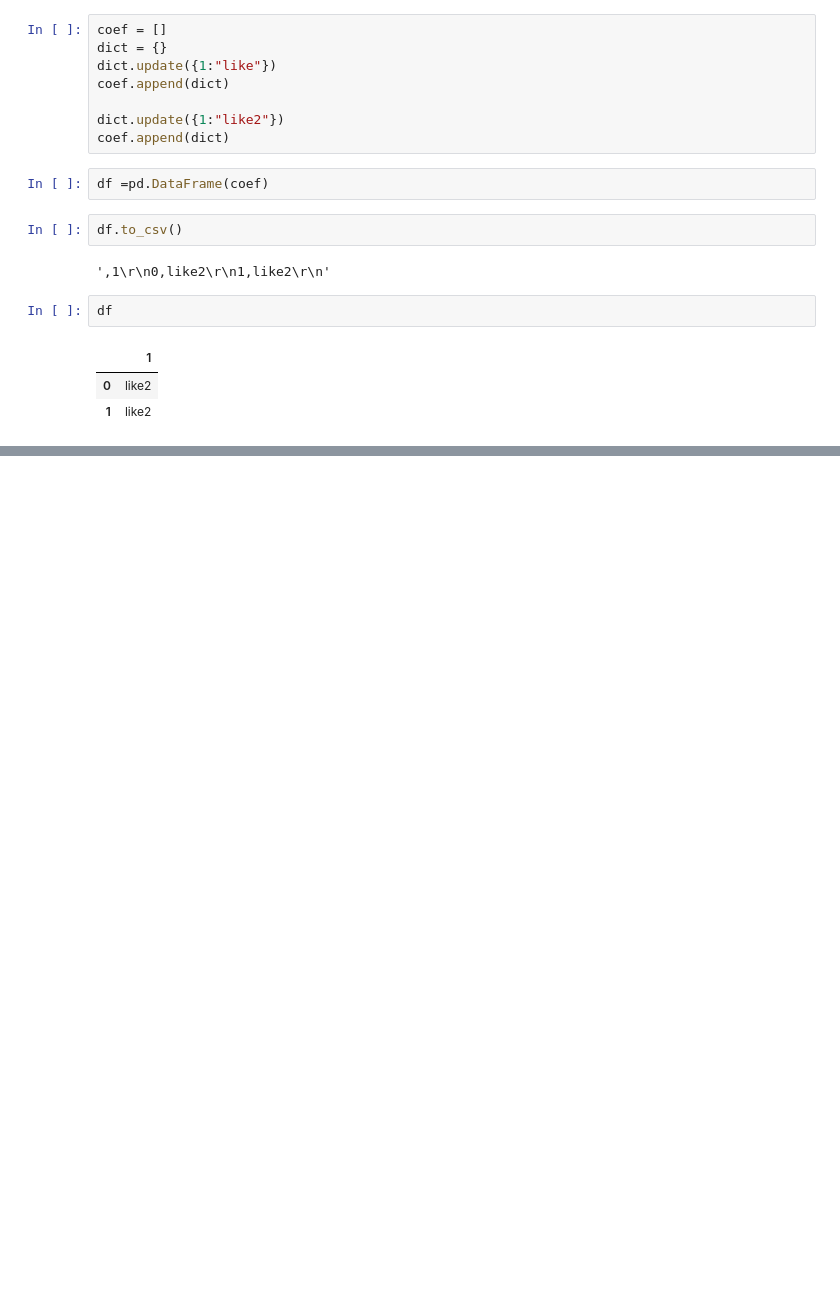
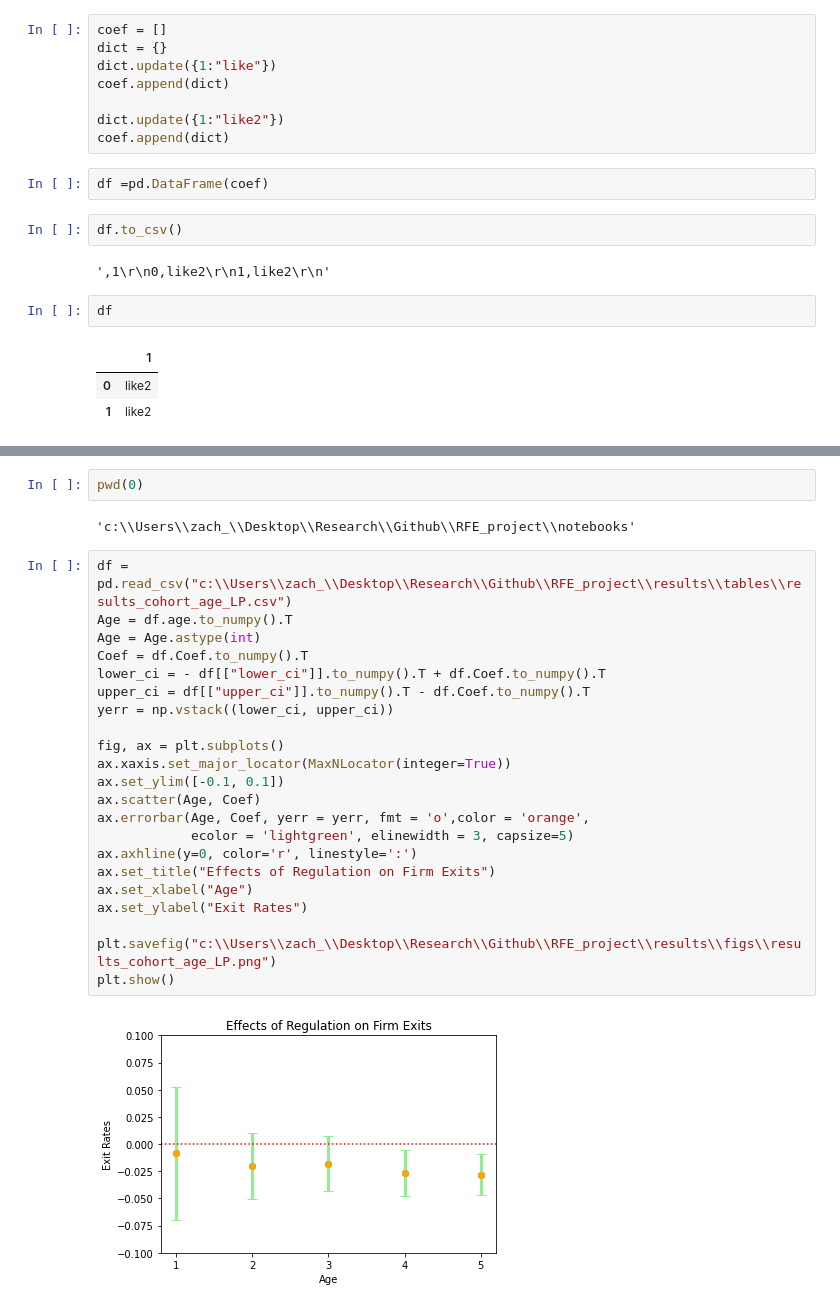
Before and after one commit to dczhaozach/RFE_project, a Jupyter notebook: notebooks/test.ipynb, the cells around one changed output, grey strips where cells are left out. Cells and saved outputs as stored; diff of their text form; blank space fills up the shorter version.

Commit message:
created notebook for figs

```diff
--- a/notebooks/test.ipynb
+++ b/notebooks/test.ipynb
@@ -173,0 +181,28 @@ df
+# %%
+pwd(0)
+# %% [output]
+'c:\\Users\\zach_\\Desktop\\Research\\Github\\RFE_project\\notebooks'
+# %%
+df = pd.read_csv("c:\\Users\\zach_\\Desktop\\Research\\Github\\RFE_project\\results\\tables\\results_cohort_age_LP.csv")
+Age = df.age.to_numpy().T
+Age = Age.astype(int)
+Coef = df.Coef.to_numpy().T
+lower_ci = - df[["lower_ci"]].to_numpy().T + df.Coef.to_numpy().T
+upper_ci = df[["upper_ci"]].to_numpy().T - df.Coef.to_numpy().T
+yerr = np.vstack((lower_ci, upper_ci))
+
+fig, ax = plt.subplots()
+ax.xaxis.set_major_locator(MaxNLocator(integer=True))
+ax.set_ylim([-0.1, 0.1])
+ax.scatter(Age, Coef)
+ax.errorbar(Age, Coef, yerr = yerr, fmt = 'o',color = 'orange',
+            ecolor = 'lightgreen', elinewidth = 3, capsize=5)
+ax.axhline(y=0, color='r', linestyle=':')
+ax.set_title("Effects of Regulation on Firm Exits")
+ax.set_xlabel("Age")
+ax.set_ylabel("Exit Rates")
+
+plt.savefig("c:\\Users\\zach_\\Desktop\\Research\\Github\\RFE_project\\results\\figs\\results_cohort_age_LP.png")
+plt.show()
+# %% [output]
+[figure, added]
```
Also changed, not shown: parts of 5 cells of this notebook, 45 other files.
